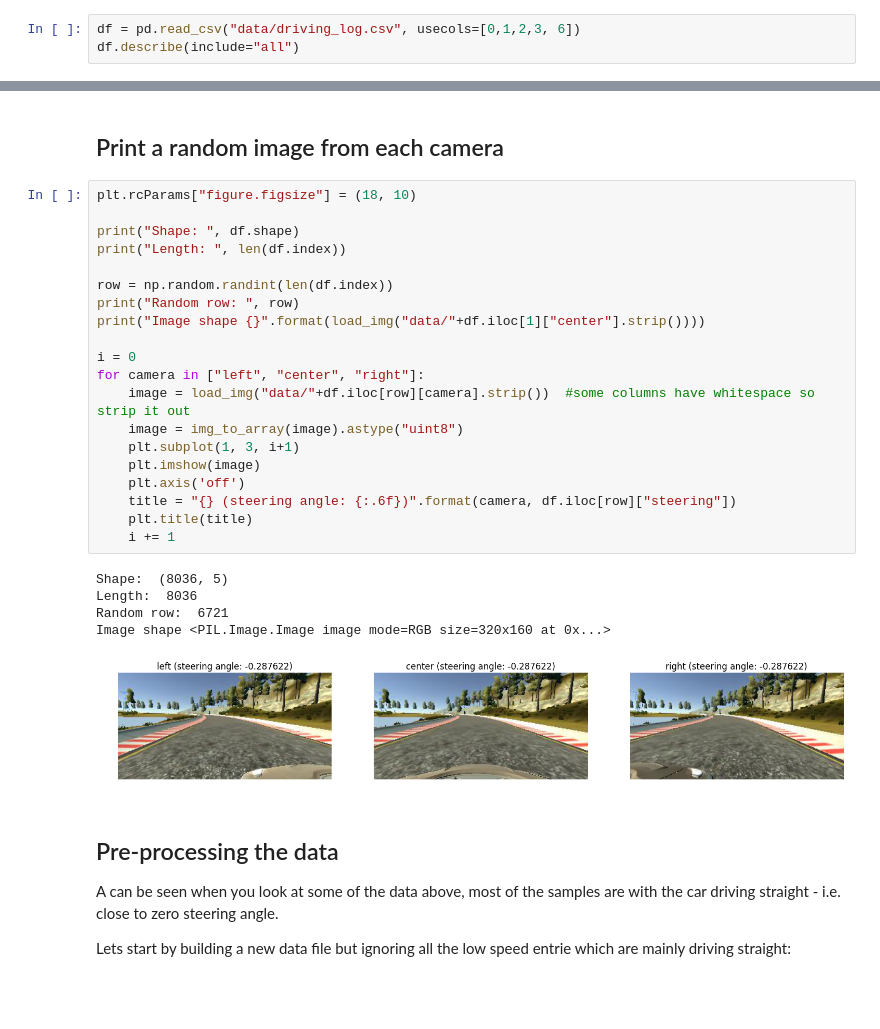
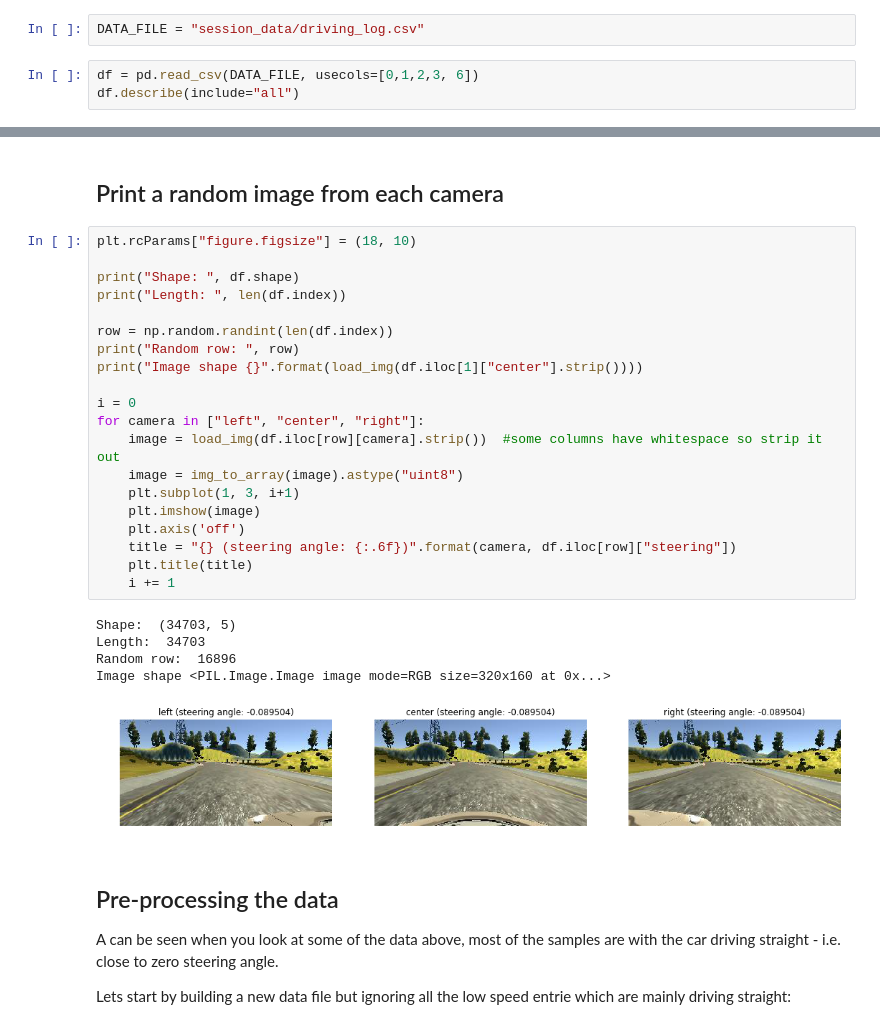
Before and after one commit to js1972/self-driving-car, a Jupyter notebook: self-driving-car.ipynb, the cells around one changed output, grey strips where cells are left out. Saved outputs shown, nothing was run; the diff lists cells and outputs as text; blank space fills up the shorter version.

Commit message:
mods to use the expanded dataset in the session_data folder

```diff
--- a/self-driving-car.ipynb
+++ b/self-driving-car.ipynb
@@ -20,8 +20,10 @@ import cv2
 
 # Visualizations will be shown inline
 %matplotlib inline
+# %%
+DATA_FILE = "session_data/driving_log.csv"
 # %%
-df = pd.read_csv("data/driving_log.csv", usecols=[0,1,2,3, 6])
+df = pd.read_csv(DATA_FILE, usecols=[0,1,2,3, 6])
 df.describe(include="all")
 # %% [output]
 |  | center | left | right | steering | speed |
@@ -46,29 +58,29 @@ array([[<matplotlib.axes._subplots.AxesSubplot object at 0x...>]], dtype=object)
 # %%
 plt.rcParams["figure.figsize"] = (18, 10)
 
 print("Shape: ", df.shape)
 print("Length: ", len(df.index))
 
 row = np.random.randint(len(df.index))
 print("Random row: ", row)
-print("Image shape {}".format(load_img("data/"+df.iloc[1]["center"].strip())))
+print("Image shape {}".format(load_img(df.iloc[1]["center"].strip())))
 
 i = 0
 for camera in ["left", "center", "right"]:
-    image = load_img("data/"+df.iloc[row][camera].strip())  #some columns have whitespace so strip it out
+    image = load_img(df.iloc[row][camera].strip())  #some columns have whitespace so strip it out
     image = img_to_array(image).astype("uint8")
     plt.subplot(1, 3, i+1)
     plt.imshow(image)
     plt.axis('off')
     title = "{} (steering angle: {:.6f})".format(camera, df.iloc[row]["steering"])
     plt.title(title)
     i += 1
 # %% [output]
-Shape:  (8036, 5)
-Length:  8036
-Random row:  6721
+Shape:  (34703, 5)
+Length:  34703
+Random row:  16896
 Image shape <PIL.Image.Image image mode=RGB size=320x160 at 0x...>
-[figure, old version]
+[figure, new version]
 # %% [markdown]
 ## Pre-processing the data
 A can be seen when you look at some of the data above, most of the samples are with the car driving straight - i.e. close to zero steering angle.
```
Also changed, not shown: parts of 11 cells of this notebook, 4 other files.
